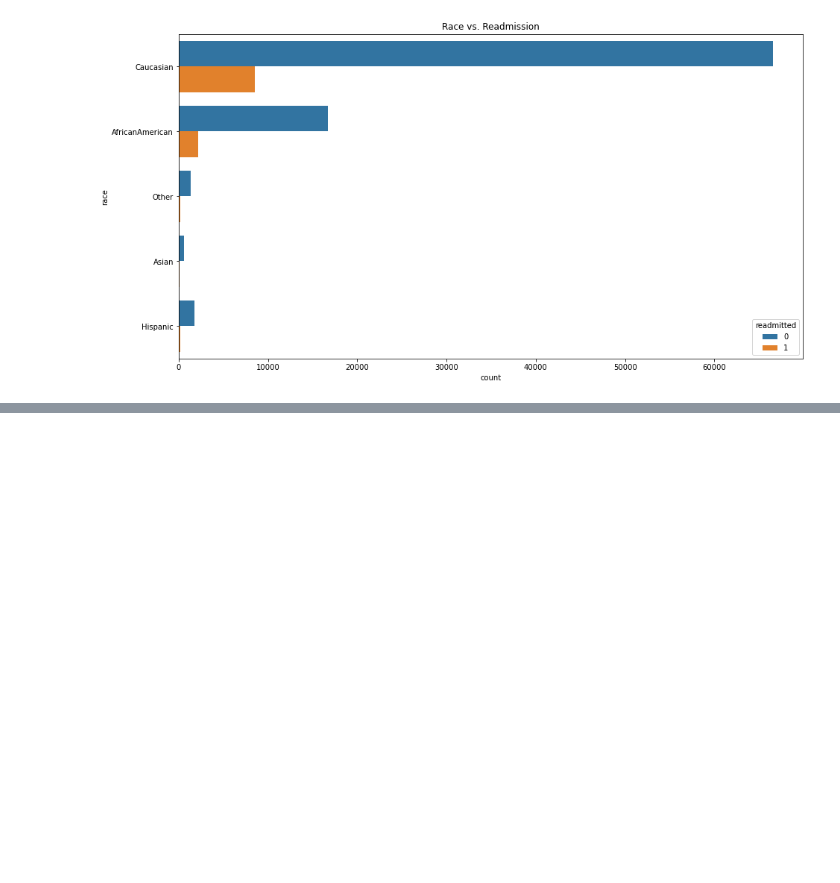
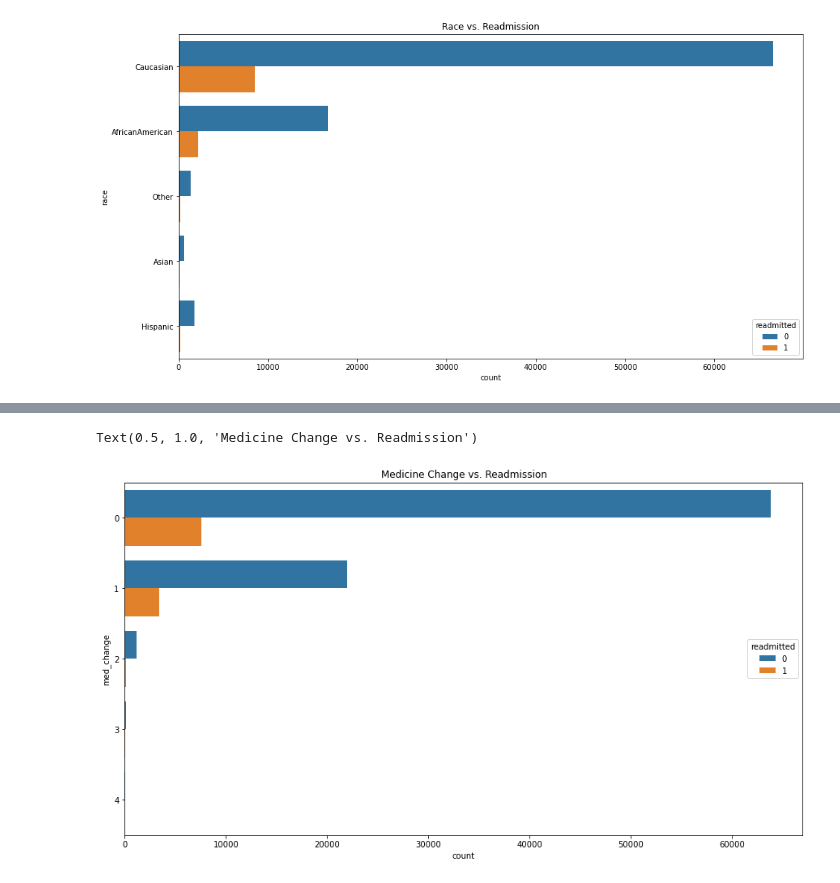
Before and after one commit to Viasha/Hospital_Readmission, a Jupyter notebook: diabetic_pt_readmission.ipynb, the cells around one changed output, grey strips where cells are left out. Cells and saved outputs as stored; diff of their text form; code cells hidden in the pictures; blank space fills up the shorter version.

```diff
--- a/diabetic_pt_readmission.ipynb
+++ b/diabetic_pt_readmission.ipynb
@@ -500,0 +528,7 @@ Text(0.5, 1.0, 'Race vs. Readmission')
+# %%
+#Visual of readmission by med change
+fig5=plt.figure(figsize=(15,8))
+sns.countplot(y=data_cleaned['med_change'], hue= data_cleaned['readmitted']).set_title('Medicine Change vs. Readmission')
+# %% [output]
+Text(0.5, 1.0, 'Medicine Change vs. Readmission')
+[figure, added]
```
Also changed, not shown: parts of 9 cells of this notebook.
